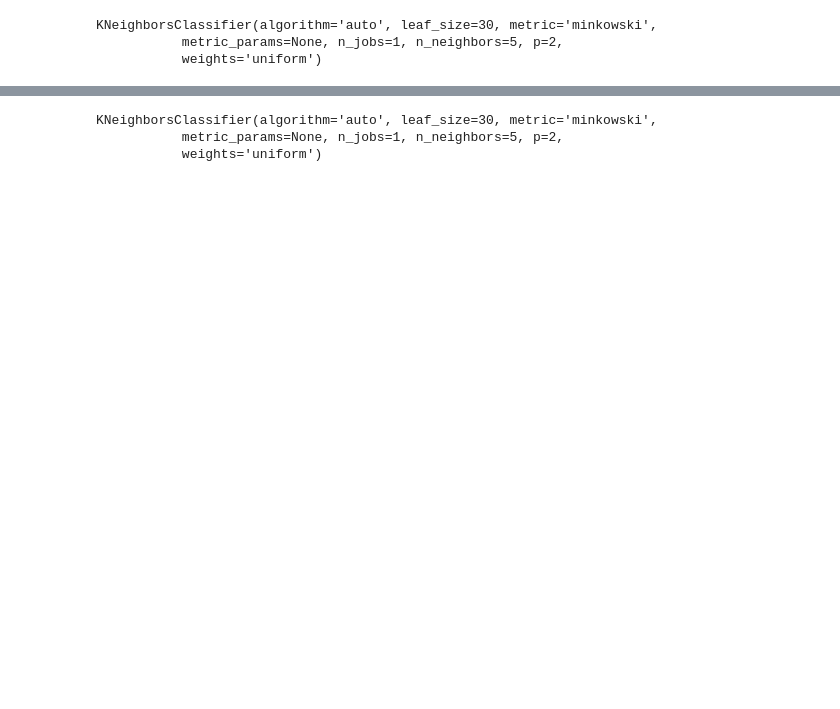
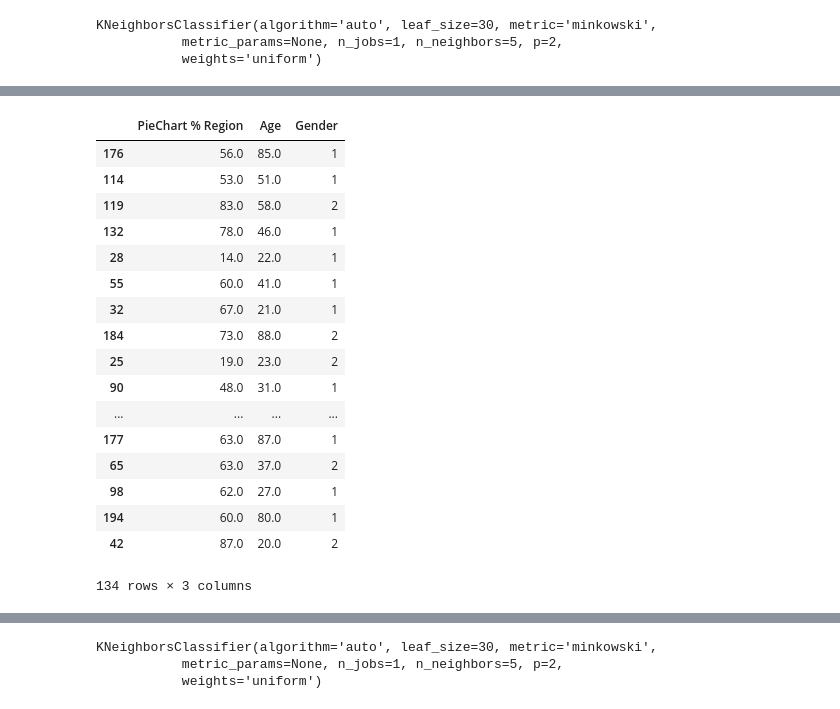
Before and after one commit to MarianneLawless/Programming-DA-Project, a Jupyter notebook: Programming for Data Analysis Project 2018.ipynb, the cells around one changed output, grey strips where cells are left out. Drawn from its saved outputs; the diff is of its cells as text; code cells hidden in the pictures; blank space fills up the shorter version.

```diff
--- a/Programming for Data Analysis Project 2018.ipynb
+++ b/Programming for Data Analysis Project 2018.ipynb
@@ -638,0 +730,21 @@ inputs_train, inputs_test, outputs_train, outputs_test = mod.train_test_split(in
+# %%
+inputs_train
+# %% [output]
+|  | PieChart % Region | Age | Gender |
+| 176 | 56.0 | 85.0 | 1 |
+| 114 | 53.0 | 51.0 | 1 |
+| 119 | 83.0 | 58.0 | 2 |
+| 132 | 78.0 | 46.0 | 1 |
+| 28 | 14.0 | 22.0 | 1 |
+| 55 | 60.0 | 41.0 | 1 |
+| 32 | 67.0 | 21.0 | 1 |
+| 184 | 73.0 | 88.0 | 2 |
+| 25 | 19.0 | 23.0 | 2 |
+| 90 | 48.0 | 31.0 | 1 |
+| ... | ... | ... | ... |
+| 177 | 63.0 | 87.0 | 1 |
+| 65 | 63.0 | 37.0 | 2 |
+| 98 | 62.0 | 27.0 | 1 |
+| 194 | 60.0 | 80.0 | 1 |
+| 42 | 87.0 | 20.0 | 2 |
+134 rows × 3 columns
```
Also changed, not shown: parts of 48 cells of this notebook.
